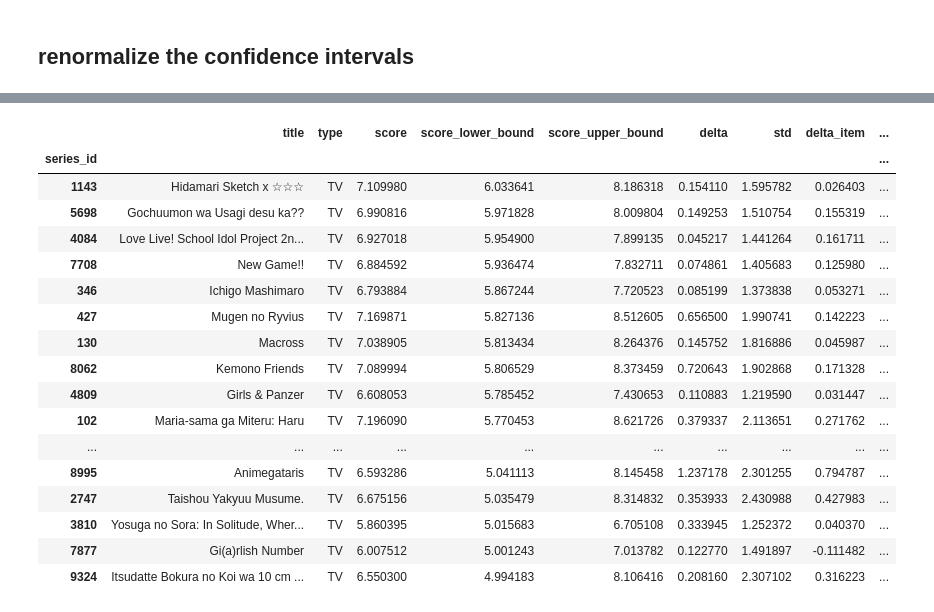
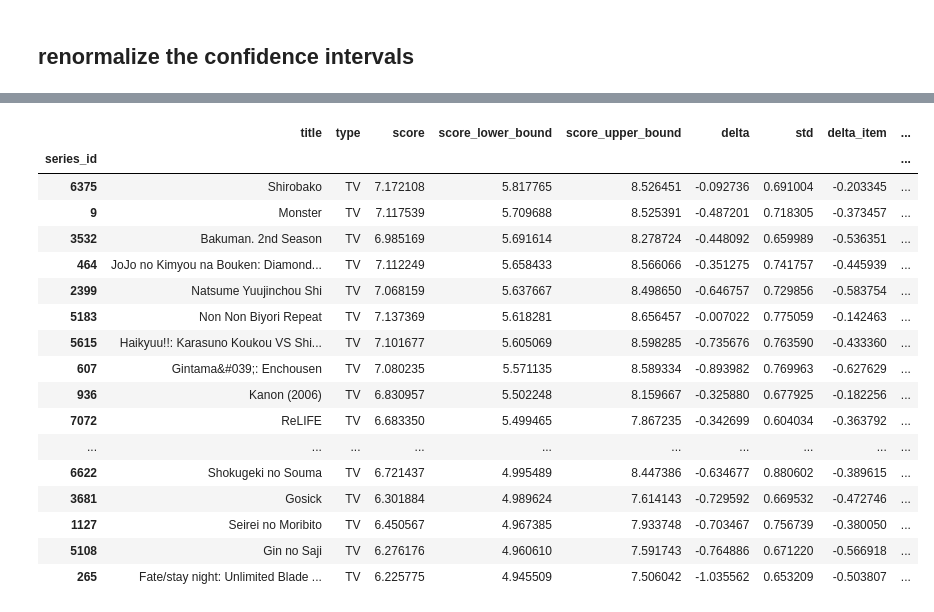
Before and after one commit to Fro116/RecommenderSystem, a Jupyter notebook: notebooks/Recommendations/CombineSignals.ipynb, the cells around one changed output, grey strips where cells are left out. Cells and saved outputs as stored; diff of their text form; code cells hidden in the pictures.

```diff
--- a/notebooks/Recommendations/CombineSignals.ipynb
+++ b/notebooks/Recommendations/CombineSignals.ipynb
@@ -50,11 +54,11 @@ else:
 delta_corrs = train_df[[f"delta_{source}" for source in delta_sources]].corr()
 # %%
 labelled_data = pickle.load(open("user_anime_list.pkl", "rb"))
-labelled_data = clean_data(labelled_data.merge(train_df, on="anime_id"))
+labelled_data = clean_data(labelled_data.merge(train_df, on="anime_id", how='left'))
 # %%
 # get model
 delta_cols = [f"delta_{source}" for source in delta_sources]
-formula = "score ~ 0 +" + " + ".join(delta_cols)
+formula = "score ~ " + " + ".join(delta_cols)
 model = lm(formula, labelled_data)
 print(model.summary())
 # %% [output]
@@ -85,7 +91,7 @@ df["delta"] = df["score"] - df["blp"]
 # %% [markdown]
 ## renormalize the confidence intervals
 # %%
-if renormalize_variance:
+for _ in range(renormalize_variance_iters):
     for source in delta_sources:
         seen_shows = pickle.load(open("user_anime_list.pkl", "rb"))
         seen_shows = seen_shows.set_index("anime_id")
@@ -128,7 +134,7 @@ if "Intercept" in model.bse:
     intercept_variance = model.bse["Intercept"] ** 2
 df["std"] = np.sqrt(delta_variance + intercept_variance)
 # %%
-if renormalize_variance:
+for _ in range(renormalize_variance_iters):
     seen_shows = pickle.load(open("user_anime_list.pkl", "rb"))
     seen_shows = seen_shows.set_index("anime_id")
     seen_shows["score"] += df["blp"]
@@ -196,26 +250,26 @@ df.loc[lambda x: (x["delta"] > 0)].sort_values(by="score_lower_bound", ascending
 # %%
-new_recs.loc[lambda x: (x["delta"] > 0)].sort_values(
+new_recs.loc[lambda x: (x["delta"] <0)].sort_values(
     by="score_lower_bound", ascending=False
 ).groupby("series_id").first().sort_values(by="score_lower_bound", ascending=False)[:50]
 # %% [output]
 |  | title | type | score | score_lower_bound | score_upper_bound | delta | std | delta_item | ... |
 | series_id |  |  |  |  |  |  |  |  | ... |
-| 1143 | Hidamari Sketch x ☆☆☆ | TV | 7.109980 | 6.033641 | 8.186318 | 0.154110 | 1.595782 | 0.026403 | ... |
-| 5698 | Gochuumon wa Usagi desu ka?? | TV | 6.990816 | 5.971828 | 8.009804 | 0.149253 | 1.510754 | 0.155319 | ... |
-| 4084 | Love Live! School Idol Project 2n... | TV | 6.927018 | 5.954900 | 7.899135 | 0.045217 | 1.441264 | 0.161711 | ... |
-| 7708 | New Game!! | TV | 6.884592 | 5.936474 | 7.832711 | 0.074861 | 1.405683 | 0.125980 | ... |
-| 346 | Ichigo Mashimaro | TV | 6.793884 | 5.867244 | 7.720523 | 0.085199 | 1.373838 | 0.053271 | ... |
-| 427 | Mugen no Ryvius | TV | 7.169871 | 5.827136 | 8.512605 | 0.656500 | 1.990741 | 0.142223 | ... |
-| 130 | Macross | TV | 7.038905 | 5.813434 | 8.264376 | 0.145752 | 1.816886 | 0.045987 | ... |
-| 8062 | Kemono Friends | TV | 7.089994 | 5.806529 | 8.373459 | 0.720643 | 1.902868 | 0.171328 | ... |
-| 4809 | Girls & Panzer | TV | 6.608053 | 5.785452 | 7.430653 | 0.110883 | 1.219590 | 0.031447 | ... |
-| 102 | Maria-sama ga Miteru: Haru | TV | 7.196090 | 5.770453 | 8.621726 | 0.379337 | 2.113651 | 0.271762 | ... |
+| 6375 | Shirobako | TV | 7.172108 | 5.817765 | 8.526451 | -0.092736 | 0.691004 | -0.203345 | ... |
+| 9 | Monster | TV | 7.117539 | 5.709688 | 8.525391 | -0.487201 | 0.718305 | -0.373457 | ... |
+| 3532 | Bakuman. 2nd Season | TV | 6.985169 | 5.691614 | 8.278724 | -0.448092 | 0.659989 | -0.536351 | ... |
+| 464 | JoJo no Kimyou na Bouken: Diamond... | TV | 7.112249 | 5.658433 | 8.566066 | -0.351275 | 0.741757 | -0.445939 | ... |
+| 2399 | Natsume Yuujinchou Shi | TV | 7.068159 | 5.637667 | 8.498650 | -0.646757 | 0.729856 | -0.583754 | ... |
+| 5183 | Non Non Biyori Repeat | TV | 7.137369 | 5.618281 | 8.656457 | -0.007022 | 0.775059 | -0.142463 | ... |
+| 5615 | Haikyuu!!: Karasuno Koukou VS Shi... | TV | 7.101677 | 5.605069 | 8.598285 | -0.735676 | 0.763590 | -0.433360 | ... |
+| 607 | Gintama&#039;: Enchousen | TV | 7.080235 | 5.571135 | 8.589334 | -0.893982 | 0.769963 | -0.627629 | ... |
+| 936 | Kanon (2006) | TV | 6.830957 | 5.502248 | 8.159667 | -0.325880 | 0.677925 | -0.182256 | ... |
+| 7072 | ReLIFE | TV | 6.683350 | 5.499465 | 7.867235 | -0.342699 | 0.604034 | -0.363792 | ... |
 | ... | ... | ... | ... | ... | ... | ... | ... | ... | ... |
-| 8995 | Animegataris | TV | 6.593286 | 5.041113 | 8.145458 | 1.237178 | 2.301255 | 0.794787 | ... |
-| 2747 | Taishou Yakyuu Musume. | TV | 6.675156 | 5.035479 | 8.314832 | 0.353933 | 2.430988 | 0.427983 | ... |
-| 3810 | Yosuga no Sora: In Solitude, Wher... | TV | 5.860395 | 5.015683 | 6.705108 | 0.333945 | 1.252372 | 0.040370 | ... |
-| 7877 | Gi(a)rlish Number | TV | 6.007512 | 5.001243 | 7.013782 | 0.122770 | 1.491897 | -0.111482 | ... |
-| 9324 | Itsudatte Bokura no Koi wa 10 cm ... | TV | 6.550300 | 4.994183 | 8.106416 | 0.208160 | 2.307102 | 0.316223 | ... |
+| 6622 | Shokugeki no Souma | TV | 6.721437 | 4.995489 | 8.447386 | -0.634677 | 0.880602 | -0.389615 | ... |
+| 3681 | Gosick | TV | 6.301884 | 4.989624 | 7.614143 | -0.729592 | 0.669532 | -0.472746 | ... |
+| 1127 | Seirei no Moribito | TV | 6.450567 | 4.967385 | 7.933748 | -0.703467 | 0.756739 | -0.380050 | ... |
+| 5108 | Gin no Saji | TV | 6.276176 | 4.960610 | 7.591743 | -0.764886 | 0.671220 | -0.566918 | ... |
+| 265 | Fate/stay night: Unlimited Blade ... | TV | 6.225775 | 4.945509 | 7.506042 | -1.035562 | 0.653209 | -0.503807 | ... |
 # %%
 new_recs.loc[lambda x: (x["delta_item"] < 0) & (x["delta_user"] > 0)].sort_values(
     by="score_lower_bound", ascending=False
```
Also changed, not shown: parts of 11 cells of this notebook, 7 other files.
